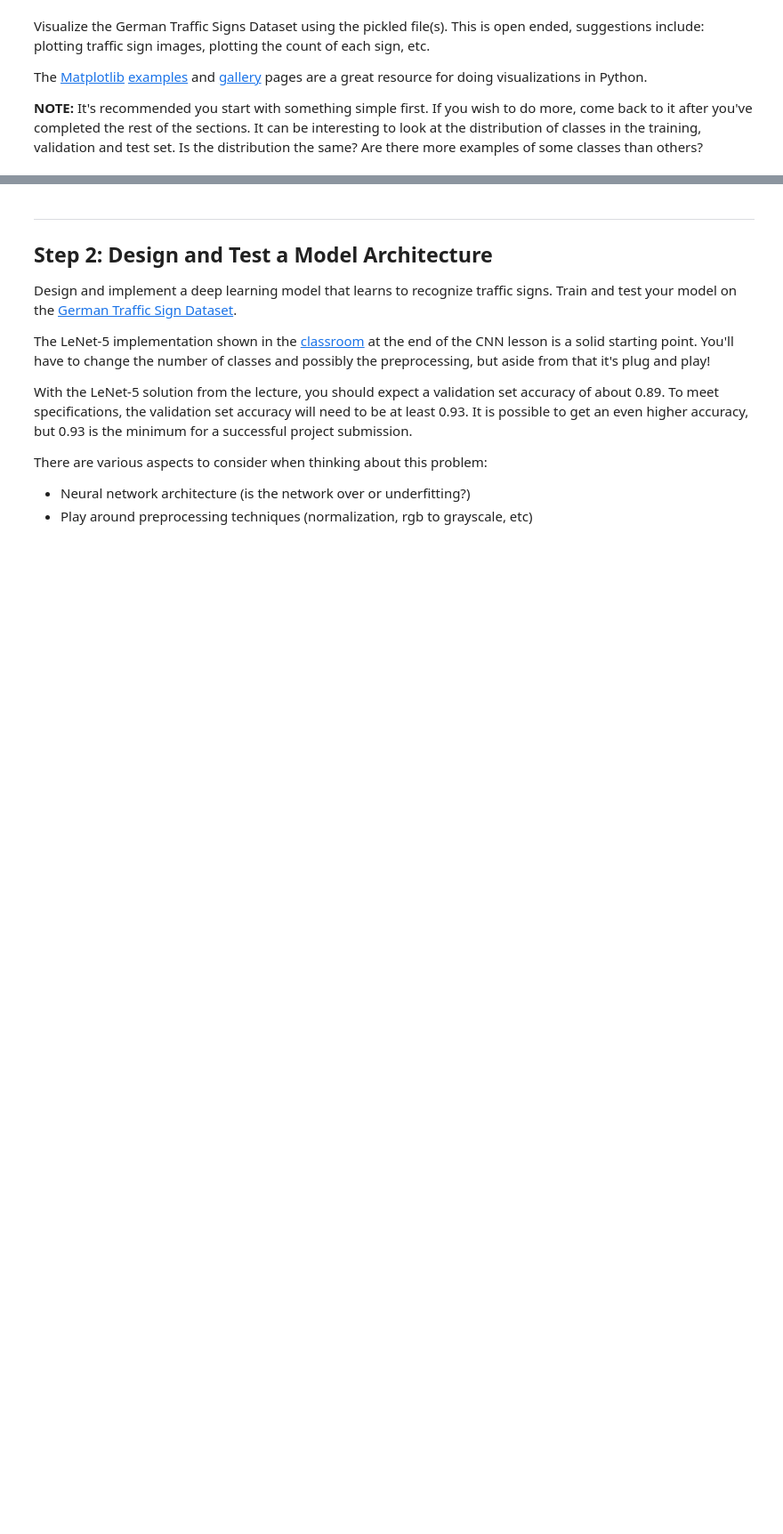
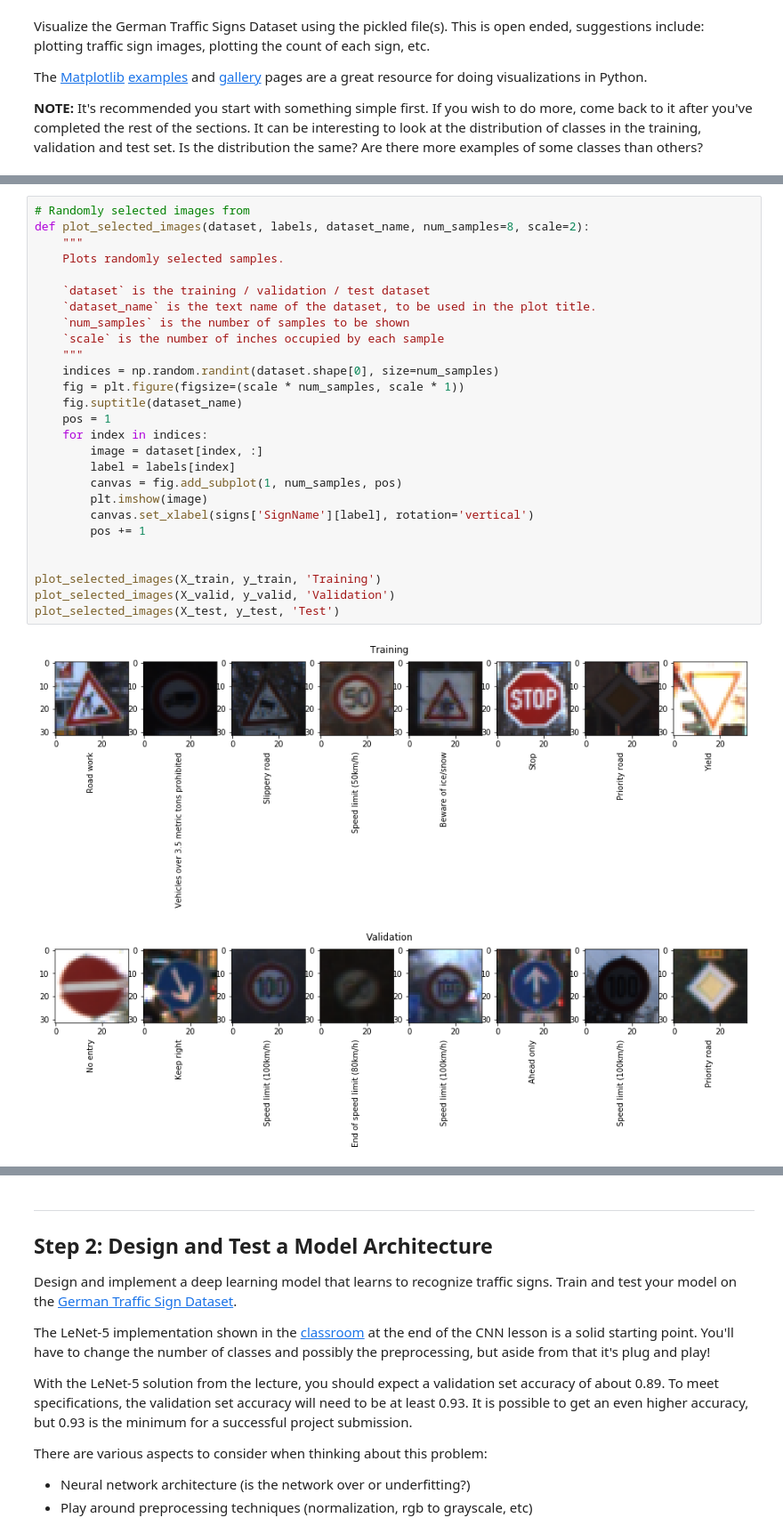
Before and after one commit to itprov/CarND-Traffic-Sign-Classifier-Project, a Jupyter notebook: Traffic_Sign_Classifier.ipynb, the cells around one changed output, grey strips where cells are left out. Shown: that part at 89% size. Cells and saved outputs as stored; diff of their text form; blank space fills up the shorter version.

```diff
--- a/Traffic_Sign_Classifier.ipynb
+++ b/Traffic_Sign_Classifier.ipynb
@@ -106,0 +128,30 @@ import matplotlib.pyplot as plt
+# %%
+# Randomly selected images from
+def plot_selected_images(dataset, labels, dataset_name, num_samples=8, scale=2):
+    """
+    Plots randomly selected samples.
+
+    `dataset` is the training / validation / test dataset
+    `dataset_name` is the text name of the dataset, to be used in the plot title.
+    `num_samples` is the number of samples to be shown
+    `scale` is the number of inches occupied by each sample
+    """
+    indices = np.random.randint(dataset.shape[0], size=num_samples)
+    fig = plt.figure(figsize=(scale * num_samples, scale * 1))
+    fig.suptitle(dataset_name)
+    pos = 1
+    for index in indices:
+        image = dataset[index, :]
+        label = labels[index]
+        canvas = fig.add_subplot(1, num_samples, pos)
+        plt.imshow(image)
+        canvas.set_xlabel(signs['SignName'][label], rotation='vertical')
+        pos += 1
+
+
+plot_selected_images(X_train, y_train, 'Training')
+plot_selected_images(X_valid, y_valid, 'Validation')
+plot_selected_images(X_test, y_test, 'Test')
+# %% [output]
+[figure, added]
+[figure, added]
```
Also changed, not shown: parts of 4 cells of this notebook.
